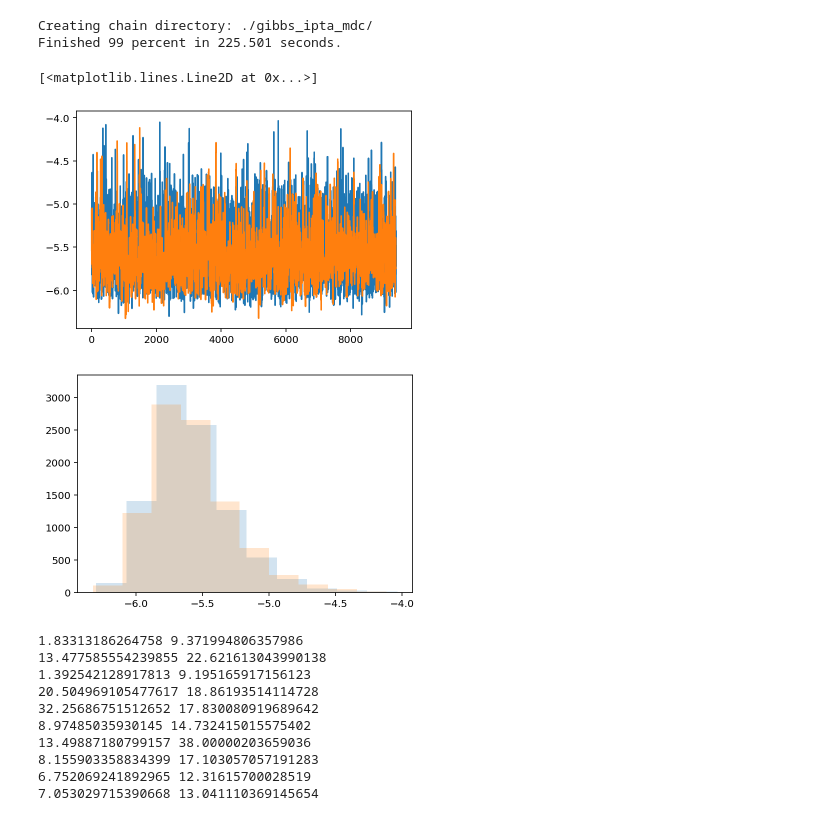
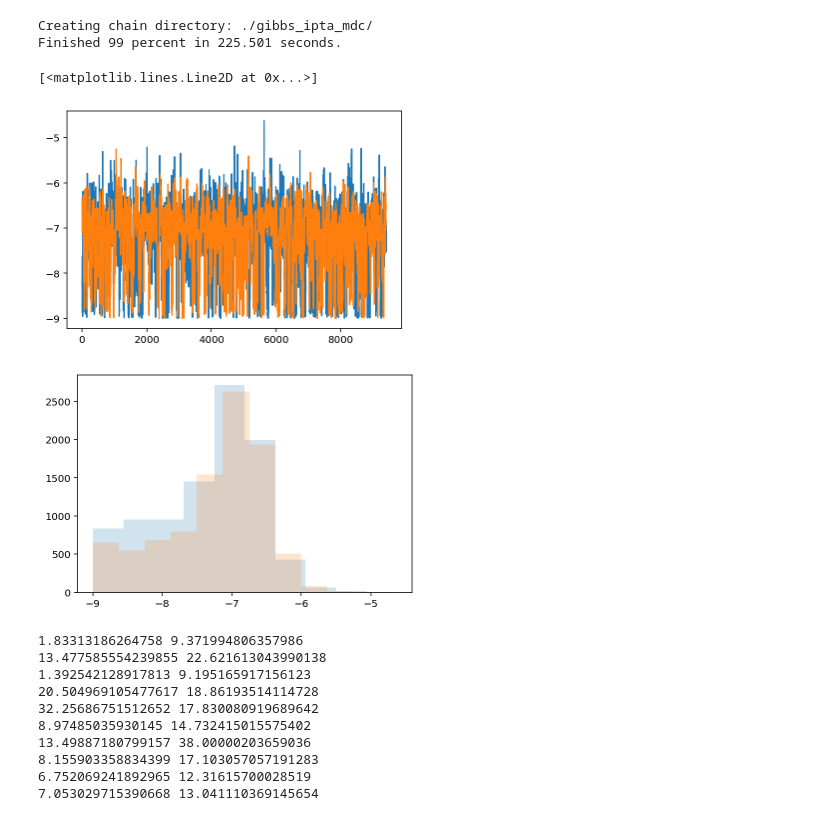
Before and after one commit to stevertaylor/pulsar_timing_gibbsspec, a Jupyter notebook: pta_gibbs_freespec.ipynb, the cells around one changed output. Cells and saved outputs as stored; diff of their text form; code cells hidden in the pictures.

```diff
--- a/pta_gibbs_freespec.ipynb
+++ b/pta_gibbs_freespec.ipynb
@@ -715,17 +741,17 @@ Finished 99 percent in 225.501 seconds.
 chain_gibbs = np.loadtxt('./gibbs_ipta_mdc/chain.txt')
 chain_mhmcmc = np.loadtxt('./gibbs_ipta_mdc_mhmcmc/chain.txt')
 # %%
-idx = 2
+idx = 5
 plt.plot(chain_gibbs[500:,idx])
 plt.plot(chain_mhmcmc[500:,idx])
 # %% [output]
 [<matplotlib.lines.Line2D at 0x...>]
-[figure, old version]
+[figure, new version]
 # %%
 plt.hist(chain_gibbs[500:,idx], alpha=0.2);
 plt.hist(chain_mhmcmc[500:,idx], alpha=0.2);
 # %% [output]
-[figure, old version]
+[figure, new version]
 # %%
 import acor
 for ii in range(10):
```
Also changed, not shown: parts of 25 cells of this notebook.
